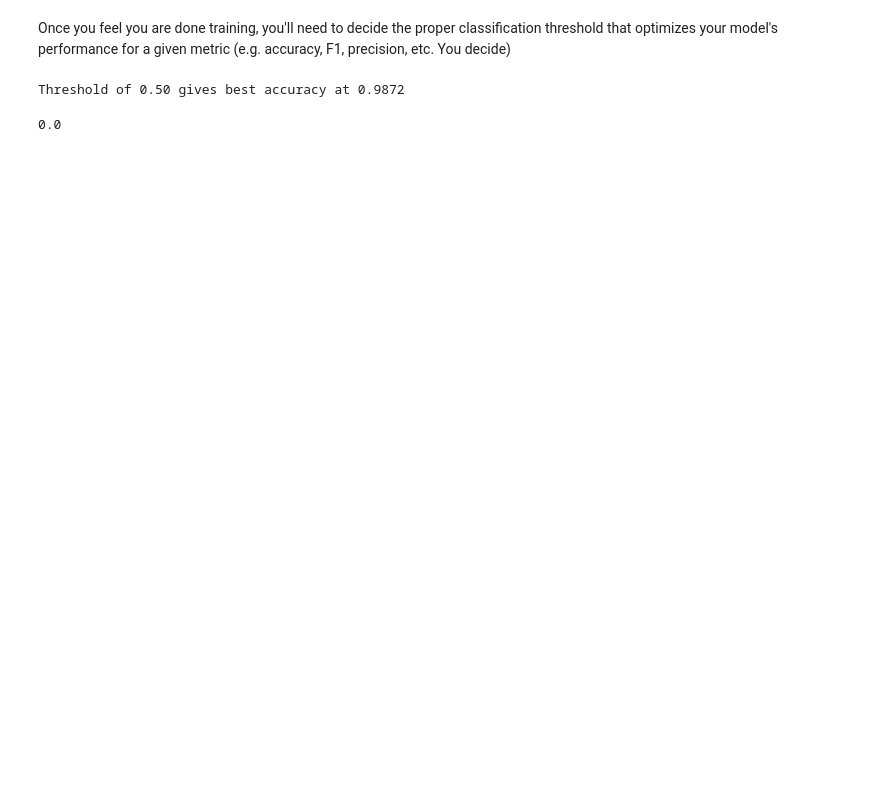
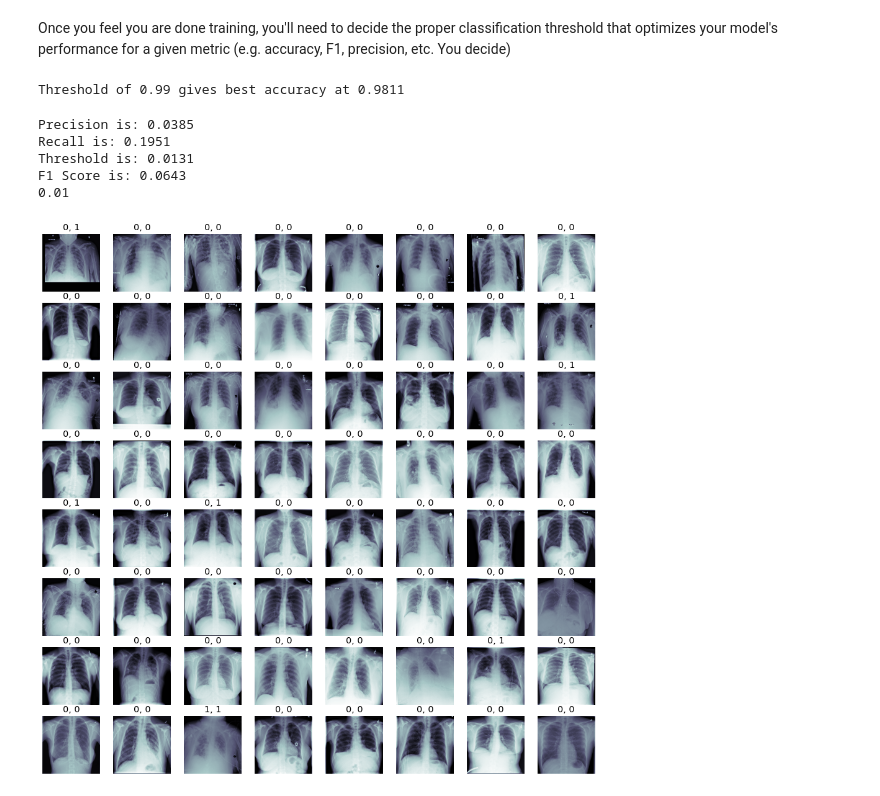
Before and after one commit to soon-yau/AIHCND_C2_Starter, a Jupyter notebook: Build and train model.ipynb, the cells around one changed output. Saved outputs shown, nothing was run; the diff lists cells and outputs as text; code cells hidden in the pictures; blank space fills up the shorter version.

```diff
--- a/Build and train model.ipynb
+++ b/Build and train model.ipynb
@@ -374,6 +388,7 @@ plot_pr(val_Y, pred_Y)
 # %% [markdown]
 Once you feel you are done training, you'll need to decide the proper classification threshold that optimizes your model's performance for a given metric (e.g. accuracy, F1, precision, etc.  You decide)
 # %%
+# search for best accuracy
 def optimize_accuracy(t_y, p_y):
     best_threshold = None
     best_accuracy = 0.
@@ -385,54 +400,67 @@ def optimize_accuracy(t_y, p_y):
             best_accuracy = accuracy
     return best_threshold, best_accuracy
 
-best_threshold, best_accuracy = optimize_accuracy(val_Y, pred_Y)
+best_threshold, best_accuracy = optimize_accuracy(accum_label, accum_pred)
 print("Threshold of %.2f gives best accuracy at %.4f"%(best_threshold, best_accuracy))
 # %% [output]
-Threshold of 0.50 gives best accuracy at 0.9872
+Threshold of 0.99 gives best accuracy at 0.9811
-# %%
-pred_Y_class = pred_Y > best_threshold
-precision_score(val_Y, pred_Y_class)
-# %% [output]
-0.0
 # %%
 ## Find the threshold that optimize your model's performance,
 ## and use that threshold to make binary classification. Make sure you take all your metrics into consideration.
 
-precision, recall, thresholds = precision_recall_curve(val_Y, pred_Y)
+precision, recall, thresholds = precision_recall_curve(accum_label, accum_pred)
 
 # Look at the threshold where precision is 0.8
-precision_value = 0.8
-idx = (np.abs(precision - precision_value)).argmin()
+#precision_value = 0.3
+#idx = (np.abs(precision - precision_value)).argmin()
+
+recall_value = 0.20
+idx = (np.abs(recall - recall_value)).argmin()
+
 
 precision_1 = precision[idx]
 recall_1 = recall[idx]
 threshold_1 = thresholds[idx]
-f1_1 = calc_f1(precision[idx],recall[idx]
+f1_1 = calc_f1(precision[idx],recall[idx])
 
 print('Precision is: %.4f'%precision_1)
 print('Recall is: %.4f'%recall_1)
 print('Threshold is: %.4f'%threshold_1)
-print('F1 Score is: %.4f'%f1_1))
+print('F1 Score is: %.4f'%f1_1)
+
+
+YOUR_THRESHOLD = 0.01
+print(YOUR_THRESHOLD)
+# %% [output]
+Precision is: 0.0385
+Recall is: 0.1951
+Threshold is: 0.0131
+F1 Score is: 0.0643
+0.01
 # %%
 ## Let's look at some examples of predicted v. true with our best model:
 valX, valY = val_gen.next()
-
+predY = my_model.predict(valX, workers=cpu_count-1)
+predY = predY.reshape(-1)
 fig, m_axs = plt.subplots(8, 8, figsize = (16, 16))
 i = 0
-for (c_x, c_y, c_ax) in zip(valX[0:64], testY[0:64], m_axs.flatten()):
+
+for (c_x, c_y, c_ax) in zip(valX[0:64], valY[0:64], m_axs.flatten()):
     c_ax.imshow(c_x[:,:,0], cmap = 'bone')
     if c_y == 1:
-        if pred_Y[i] > YOUR_THRESHOLD:
+        if predY[i] > YOUR_THRESHOLD:
             c_ax.set_title('1, 1')
         else:
             c_ax.set_title('1, 0')
     else:
-        if pred_Y[i] > YOUR_THRESHOLD:
+        if predY[i] > YOUR_THRESHOLD:
             c_ax.set_title('0, 1')
         else:
             c_ax.set_title('0, 0')
     c_ax.axis('off')
     i=i+1
+# %% [output]
+[figure, added]
 # %%
 ## Just save model architecture to a .json:
 
```
Also changed, not shown: parts of 18 cells of this notebook, 2 other files.
